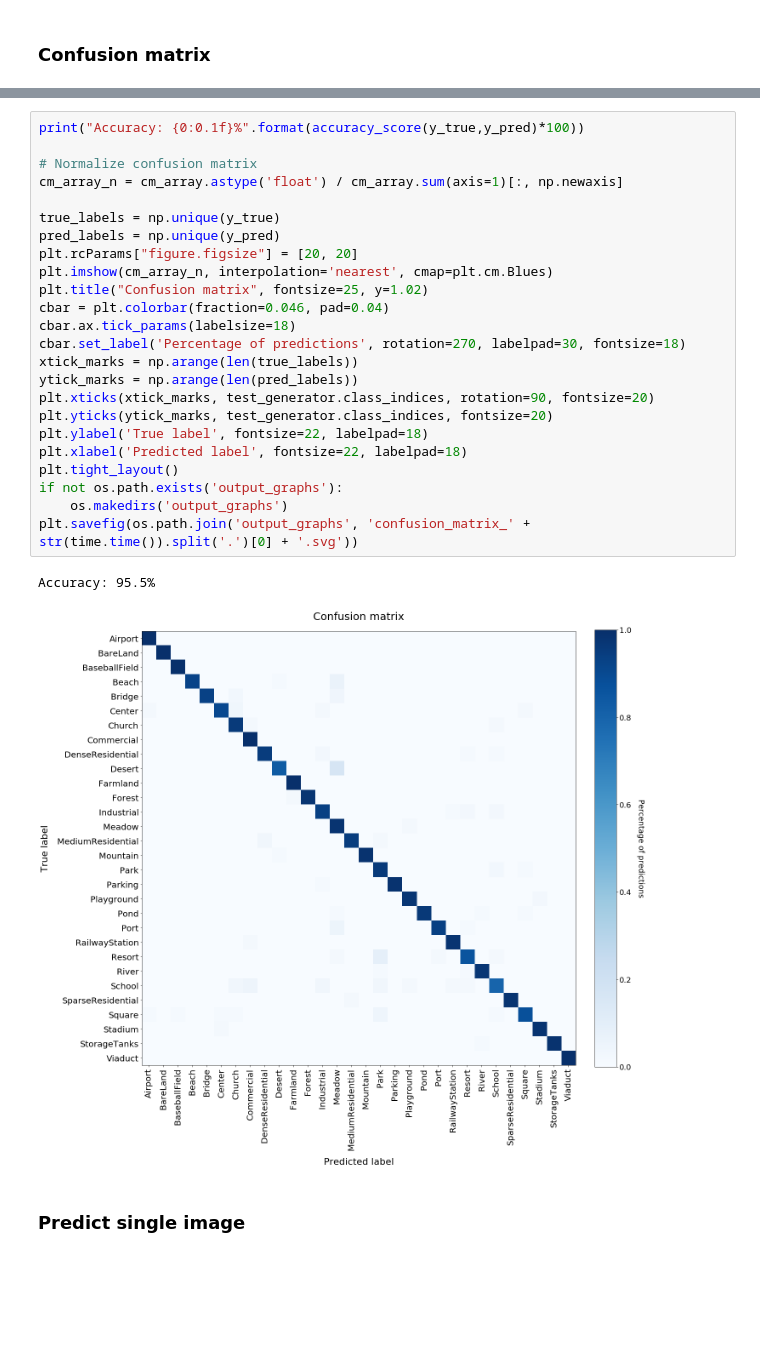
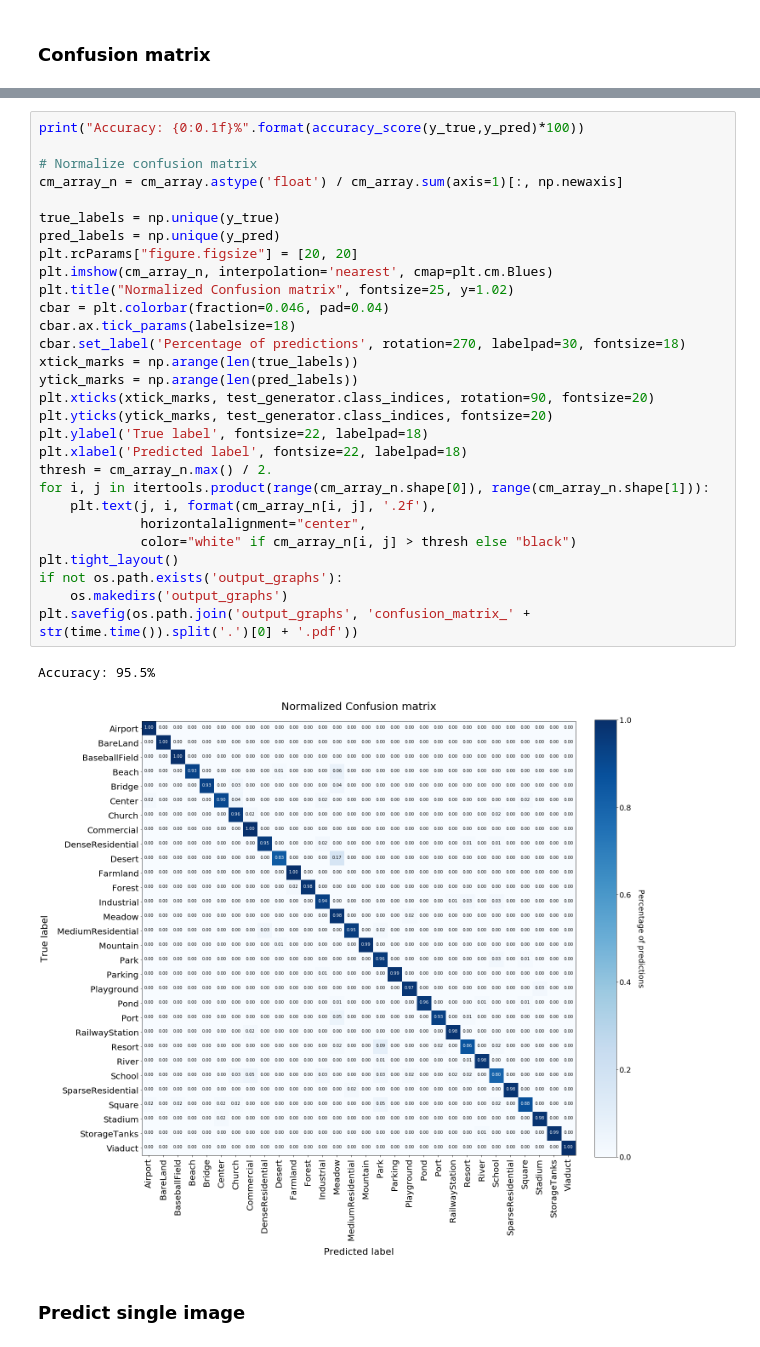
Before and after one commit to Pedrock/VCOM2, a Jupyter notebook: Prediction.ipynb, the cells around one changed output, grey strips where cells are left out. Saved outputs shown, nothing was run; the diff lists cells and outputs as text; blank space fills up the shorter version.

```diff
--- a/Prediction.ipynb
+++ b/Prediction.ipynb
@@ -105,30 +102,35 @@ Found 2000 images belonging to 30 classes.
 # %%
 print("Accuracy: {0:0.1f}%".format(accuracy_score(y_true,y_pred)*100))
 
 # Normalize confusion matrix
 cm_array_n = cm_array.astype('float') / cm_array.sum(axis=1)[:, np.newaxis]
 
 true_labels = np.unique(y_true)
 pred_labels = np.unique(y_pred)
 plt.rcParams["figure.figsize"] = [20, 20]
 plt.imshow(cm_array_n, interpolation='nearest', cmap=plt.cm.Blues)
-plt.title("Confusion matrix", fontsize=25, y=1.02)
+plt.title("Normalized Confusion matrix", fontsize=25, y=1.02)
 cbar = plt.colorbar(fraction=0.046, pad=0.04)
 cbar.ax.tick_params(labelsize=18)
 cbar.set_label('Percentage of predictions', rotation=270, labelpad=30, fontsize=18)
 xtick_marks = np.arange(len(true_labels))
 ytick_marks = np.arange(len(pred_labels))
 plt.xticks(xtick_marks, test_generator.class_indices, rotation=90, fontsize=20)
 plt.yticks(ytick_marks, test_generator.class_indices, fontsize=20)
 plt.ylabel('True label', fontsize=22, labelpad=18)
 plt.xlabel('Predicted label', fontsize=22, labelpad=18)
+thresh = cm_array_n.max() / 2.
+for i, j in itertools.product(range(cm_array_n.shape[0]), range(cm_array_n.shape[1])):
+    plt.text(j, i, format(cm_array_n[i, j], '.2f'),
+             horizontalalignment="center",
+             color="white" if cm_array_n[i, j] > thresh else "black")
 plt.tight_layout()
 if not os.path.exists('output_graphs'):
     os.makedirs('output_graphs')
-plt.savefig(os.path.join('output_graphs', 'confusion_matrix_' + str(time.time()).split('.')[0] + '.svg'))
+plt.savefig(os.path.join('output_graphs', 'confusion_matrix_' + str(time.time()).split('.')[0] + '.pdf'))
 # %% [output]
 Accuracy: 95.5%
-[figure, old version]
+[figure, new version]
 # %% [markdown]
 ### Predict single image
 # %%
```
Also changed, not shown: parts of 2 cells of this notebook, 6 other files.
